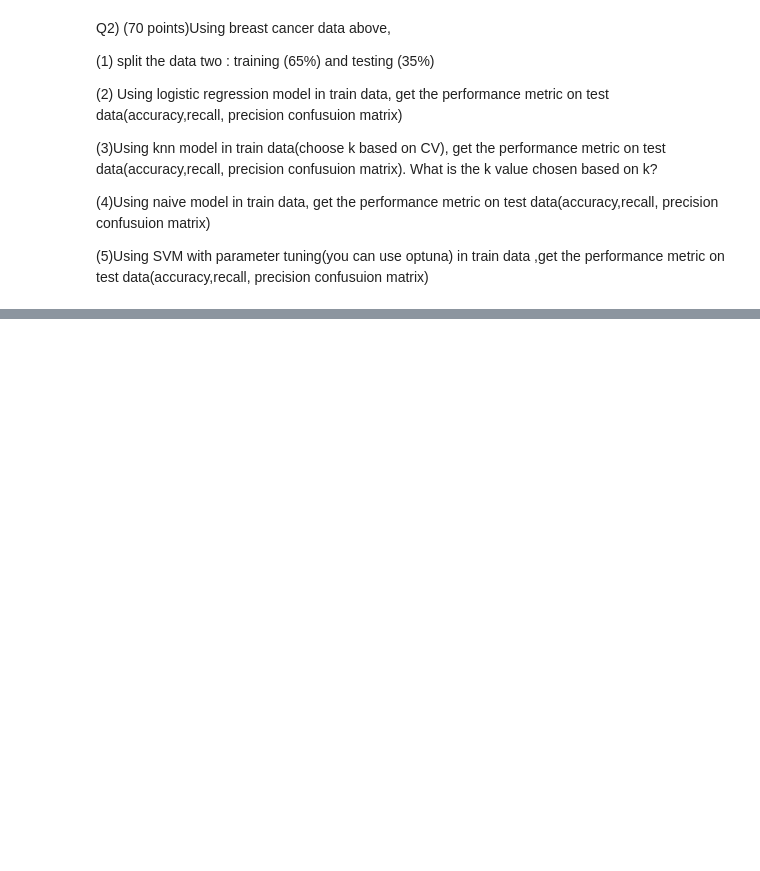
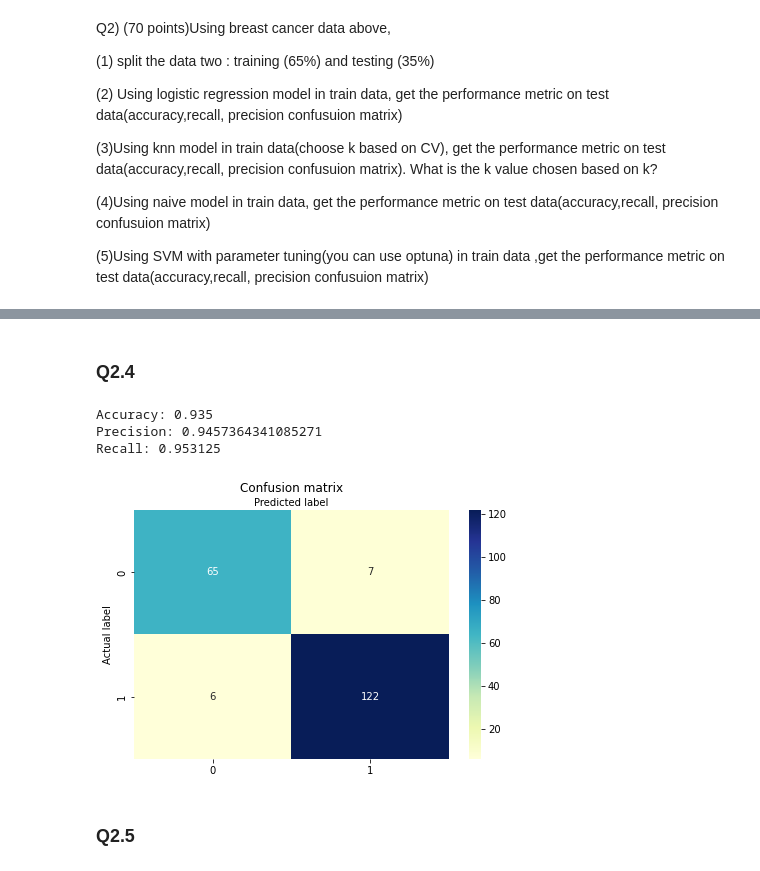
Before and after one commit to sanduriss/DataScience, a Jupyter notebook: Homework6.ipynb, the cells around one changed output, grey strips where cells are left out. Cells and saved outputs as stored; diff of their text form; code cells hidden in the pictures; blank space fills up the shorter version.

```diff
--- a/Homework6.ipynb
+++ b/Homework6.ipynb
@@ -75,0 +235,15 @@ Q2) (70 points)Using breast cancer data above,
+# %% [markdown]
+### **Q2.4**
+# %%
+from sklearn.naive_bayes import GaussianNB
+model = GaussianNB()
+model.fit(X_train,y_train)
+y_predNB=model.predict(X_test)
+eval(y_test,y_predNB)
+# %% [output]
+Accuracy: 0.935
+Precision: 0.9457364341085271
+Recall: 0.953125
+[figure, added]
+# %% [markdown]
+### **Q2.5**
```
Also changed, not shown: parts of 22 cells of this notebook.
